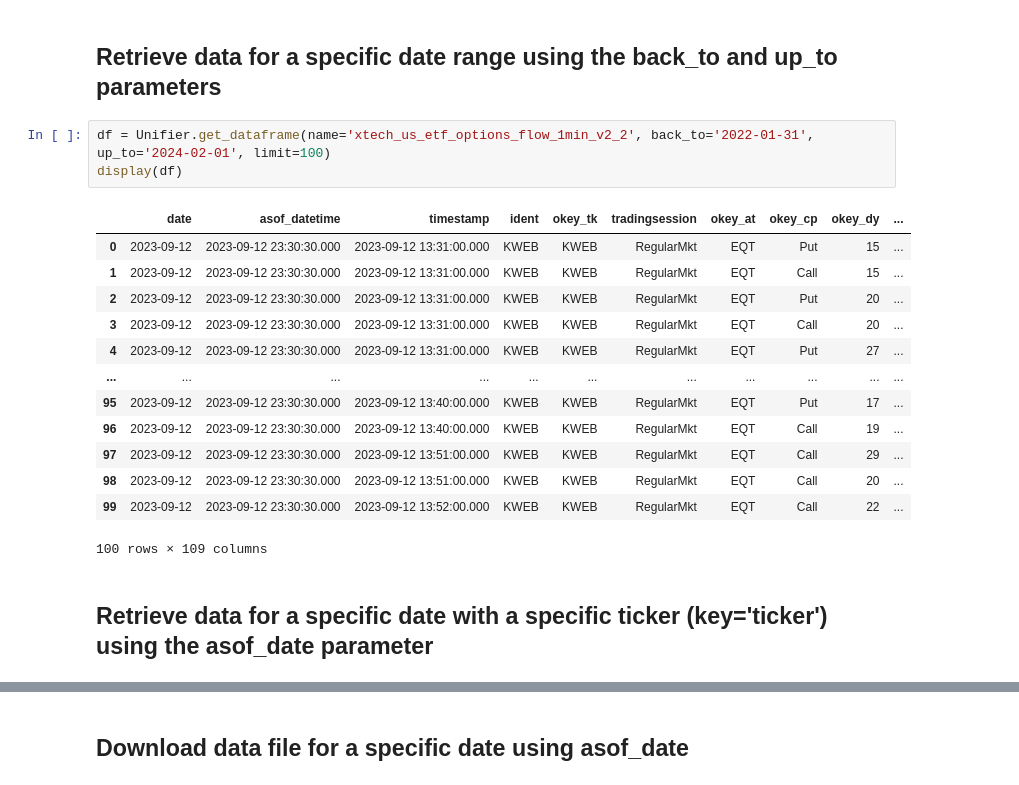
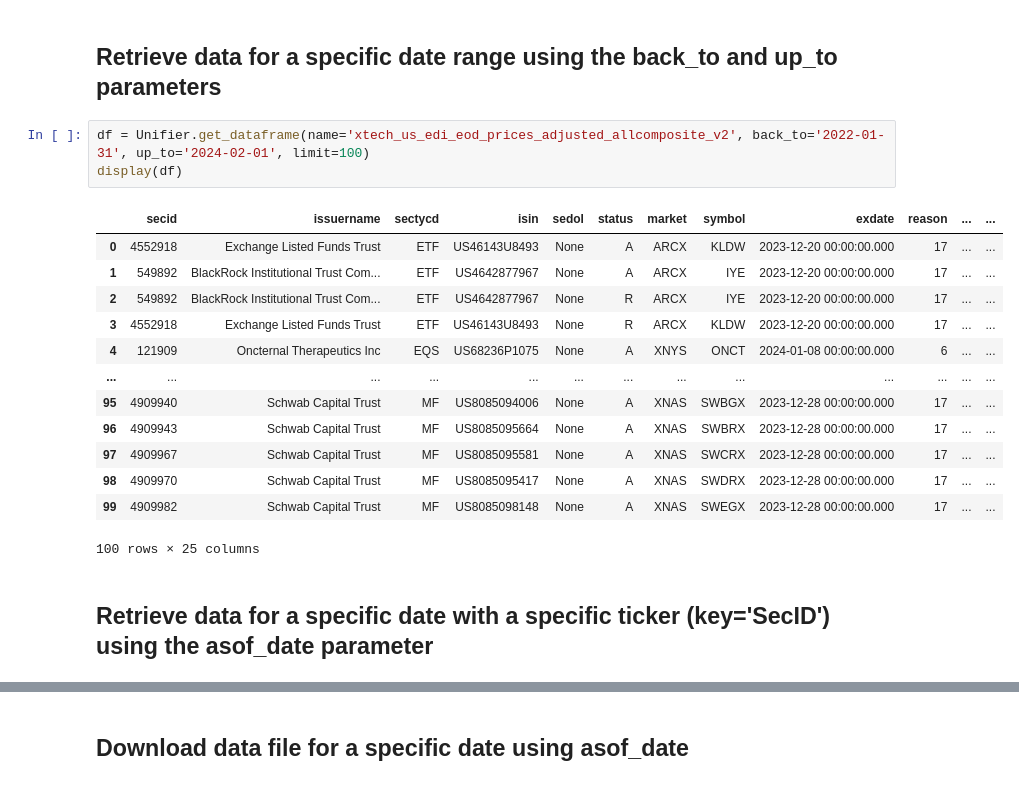
Before and after one commit to xtech-analytics/demo-notebooks, a Jupyter notebook: xtech_edi_eod_prices/xtech_us_edi_eod_prices_adjusted_allcomposite_v2.ipynb, the cells around one changed output, grey strips where cells are left out. Saved outputs shown, nothing was run; the diff lists cells and outputs as text.

Commit message:
xtech edi eod prices adjudted all composite v2

```diff
--- a/xtech_edi_eod_prices/xtech_us_edi_eod_prices_adjusted_allcomposite_v2.ipynb
+++ b/xtech_edi_eod_prices/xtech_us_edi_eod_prices_adjusted_allcomposite_v2.ipynb
@@ -55,22 +37,22 @@ display(df)
 # %% [markdown]
 ## Retrieve data for a specific date range using the back_to and up_to parameters
 # %%
-df = Unifier.get_dataframe(name='xtech_us_etf_options_flow_1min_v2_2', back_to='2022-01-31', up_to='2024-02-01', limit=100)
+df = Unifier.get_dataframe(name='xtech_us_edi_eod_prices_adjusted_allcomposite_v2', back_to='2022-01-31', up_to='2024-02-01', limit=100)
 display(df)
 # %% [output]
-|  | date | asof_datetime | timestamp | ident | okey_tk | tradingsession | okey_at | okey_cp | okey_dy | ... |
-| 0 | 2023-09-12 | 2023-09-12 23:30:30.000 | 2023-09-12 13:31:00.000 | KWEB | KWEB | RegularMkt | EQT | Put | 15 | ... |
-| 1 | 2023-09-12 | 2023-09-12 23:30:30.000 | 2023-09-12 13:31:00.000 | KWEB | KWEB | RegularMkt | EQT | Call | 15 | ... |
-| 2 | 2023-09-12 | 2023-09-12 23:30:30.000 | 2023-09-12 13:31:00.000 | KWEB | KWEB | RegularMkt | EQT | Put | 20 | ... |
-| 3 | 2023-09-12 | 2023-09-12 23:30:30.000 | 2023-09-12 13:31:00.000 | KWEB | KWEB | RegularMkt | EQT | Call | 20 | ... |
-| 4 | 2023-09-12 | 2023-09-12 23:30:30.000 | 2023-09-12 13:31:00.000 | KWEB | KWEB | RegularMkt | EQT | Put | 27 | ... |
-| ... | ... | ... | ... | ... | ... | ... | ... | ... | ... | ... |
-| 95 | 2023-09-12 | 2023-09-12 23:30:30.000 | 2023-09-12 13:40:00.000 | KWEB | KWEB | RegularMkt | EQT | Put | 17 | ... |
-| 96 | 2023-09-12 | 2023-09-12 23:30:30.000 | 2023-09-12 13:40:00.000 | KWEB | KWEB | RegularMkt | EQT | Call | 19 | ... |
-| 97 | 2023-09-12 | 2023-09-12 23:30:30.000 | 2023-09-12 13:51:00.000 | KWEB | KWEB | RegularMkt | EQT | Call | 29 | ... |
-| 98 | 2023-09-12 | 2023-09-12 23:30:30.000 | 2023-09-12 13:51:00.000 | KWEB | KWEB | RegularMkt | EQT | Call | 20 | ... |
-| 99 | 2023-09-12 | 2023-09-12 23:30:30.000 | 2023-09-12 13:52:00.000 | KWEB | KWEB | RegularMkt | EQT | Call | 22 | ... |
+|  | secid | issuername | sectycd | isin | sedol | status | market | symbol | exdate | reason | ... | ... |
+| 0 | 4552918 | Exchange Listed Funds Trust | ETF | US46143U8493 | None | A | ARCX | KLDW | 2023-12-20 00:00:00.000 | 17 | ... | ... |
+| 1 | 549892 | BlackRock Institutional Trust Com... | ETF | US4642877967 | None | A | ARCX | IYE | 2023-12-20 00:00:00.000 | 17 | ... | ... |
+| 2 | 549892 | BlackRock Institutional Trust Com... | ETF | US4642877967 | None | R | ARCX | IYE | 2023-12-20 00:00:00.000 | 17 | ... | ... |
+| 3 | 4552918 | Exchange Listed Funds Trust | ETF | US46143U8493 | None | R | ARCX | KLDW | 2023-12-20 00:00:00.000 | 17 | ... | ... |
+| 4 | 121909 | Oncternal Therapeutics Inc | EQS | US68236P1075 | None | A | XNYS | ONCT | 2024-01-08 00:00:00.000 | 6 | ... | ... |
+| ... | ... | ... | ... | ... | ... | ... | ... | ... | ... | ... | ... | ... |
+| 95 | 4909940 | Schwab Capital Trust | MF | US8085094006 | None | A | XNAS | SWBGX | 2023-12-28 00:00:00.000 | 17 | ... | ... |
+| 96 | 4909943 | Schwab Capital Trust | MF | US8085095664 | None | A | XNAS | SWBRX | 2023-12-28 00:00:00.000 | 17 | ... | ... |
+| 97 | 4909967 | Schwab Capital Trust | MF | US8085095581 | None | A | XNAS | SWCRX | 2023-12-28 00:00:00.000 | 17 | ... | ... |
+| 98 | 4909970 | Schwab Capital Trust | MF | US8085095417 | None | A | XNAS | SWDRX | 2023-12-28 00:00:00.000 | 17 | ... | ... |
+| 99 | 4909982 | Schwab Capital Trust | MF | US8085098148 | None | A | XNAS | SWEGX | 2023-12-28 00:00:00.000 | 17 | ... | ... |
-100 rows × 109 columns
+100 rows × 25 columns
 # %% [markdown]
-## Retrieve data for a specific date with a specific ticker (key='ticker') using the asof_date parameter
+## Retrieve data for a specific date with a specific ticker (key='SecID') using the asof_date parameter
 # %%
```
Also changed, not shown: parts of 6 cells of this notebook.
